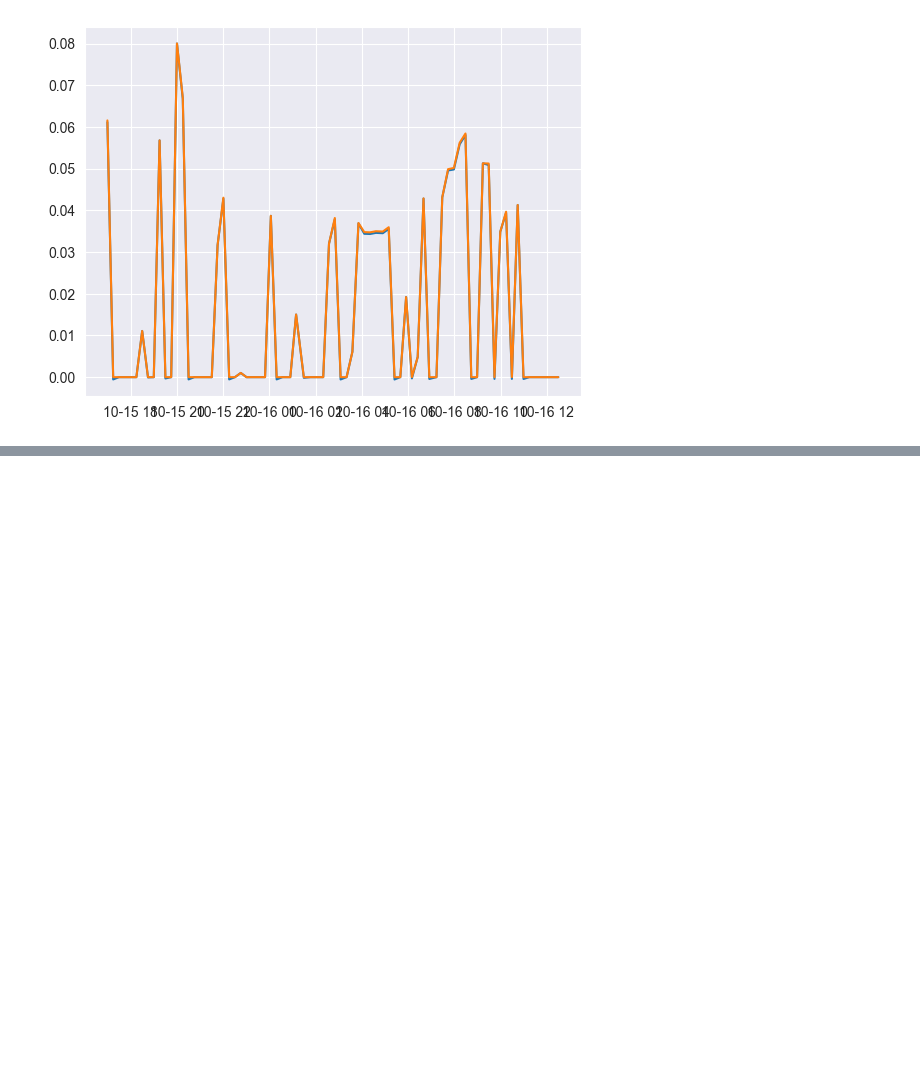
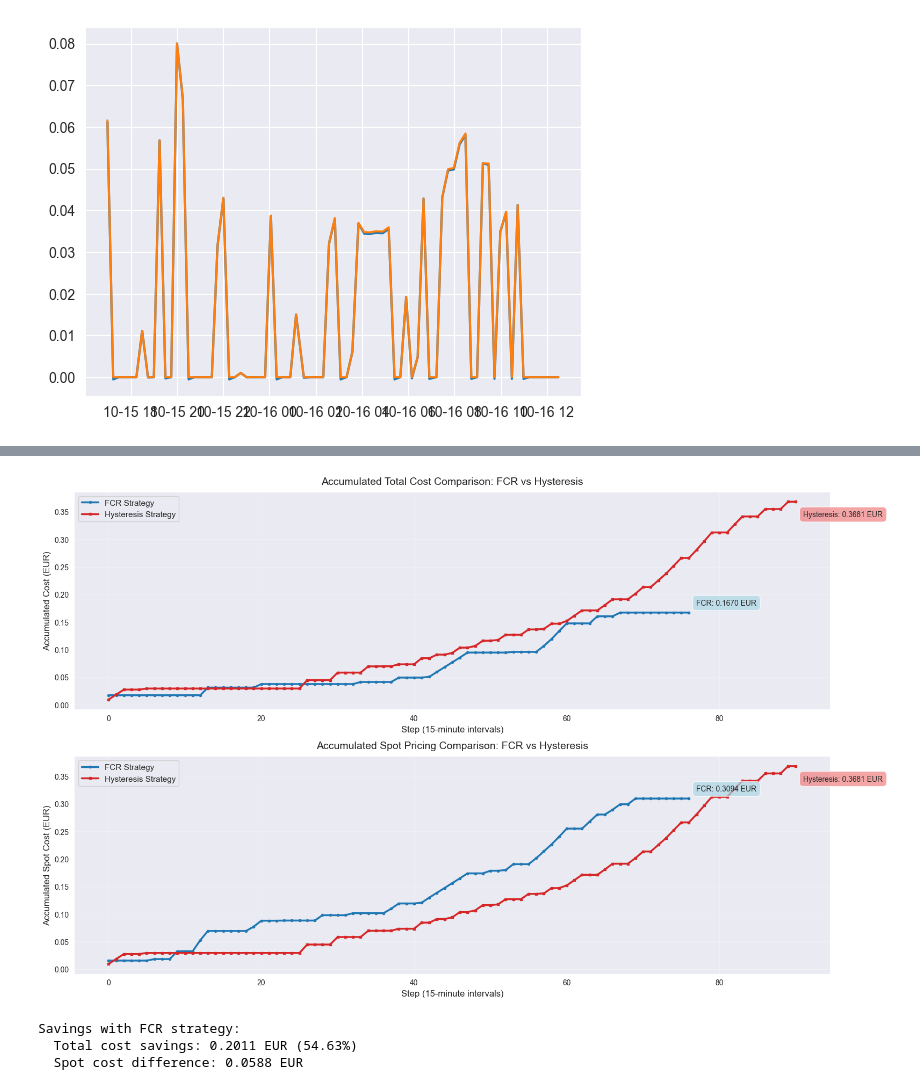
Before and after one commit to KaffeDiem/mpc-prototype, a Jupyter notebook: data/plot.ipynb, the cells around one changed output, grey strips where cells are left out. Saved outputs shown, nothing was run; the diff lists cells and outputs as text; code cells hidden in the pictures; blank space fills up the shorter version.

Commit message:
Add plot comparison

```diff
--- a/data/plot.ipynb
+++ b/data/plot.ipynb
@@ -196,0 +232,66 @@ Average spot price 0.1033932558139535 EUR
+# %%
+# Create comparison plot
+fig, (ax1, ax2) = plt.subplots(2, 1, figsize=(16, 10))
+
+# Plot 1: Accumulated Total Cost (including FCR revenue)
+ax1.plot(df_fcr['step'], df_fcr['cumulative_cost_eur'],
+         linewidth=2.5, label='FCR Strategy', color='tab:blue', marker='o', markersize=3)
+ax1.plot(df_hys['step'], df_hys['cumulative_cost_eur'],
+         linewidth=2.5, label='Hysteresis Strategy', color='tab:red', marker='s', markersize=3)
+
+ax1.set_xlabel('Step (15-minute intervals)', fontsize=12)
+ax1.set_ylabel('Accumulated Cost (EUR)', fontsize=12)
+ax1.set_title('Accumulated Total Cost Comparison: FCR vs Hysteresis', fontsize=14, pad=10)
+ax1.legend(fontsize=11)
+ax1.grid(True, alpha=0.3)
+
+# Add final cost annotations
+fcr_final = df_fcr['cumulative_cost_eur'].iloc[-1]
+hys_final = df_hys['cumulative_cost_eur'].iloc[-1]
+ax1.annotate(f'FCR: {fcr_final:.4f} EUR',
+             xy=(df_fcr['step'].iloc[-1], fcr_final),
+             xytext=(10, 10), textcoords='offset points',
+             fontsize=10, bbox=dict(boxstyle='round,pad=0.5', facecolor='lightblue', alpha=0.7))
+ax1.annotate(f'Hysteresis: {hys_final:.4f} EUR',
+             xy=(df_hys['step'].iloc[-1], hys_final),
+             xytext=(10, -20), textcoords='offset points',
+             fontsize=10, bbox=dict(boxstyle='round,pad=0.5', facecolor='lightcoral', alpha=0.7))
+
+# Plot 2: Accumulated Spot Cost (without FCR revenue)
+ax2.plot(df_fcr['step'], df_fcr['cumulative_spot_cost_eur'],
+         linewidth=2.5, label='FCR Strategy', color='tab:blue', marker='o', markersize=3)
+ax2.plot(df_hys['step'], df_hys['cumulative_spot_cost_eur'],
+         linewidth=2.5, label='Hysteresis Strategy', color='tab:red', marker='s', markersize=3)
+
+ax2.set_xlabel('Step (15-minute intervals)', fontsize=12)
+ax2.set_ylabel('Accumulated Spot Cost (EUR)', fontsize=12)
+ax2.set_title('Accumulated Spot Pricing Comparison: FCR vs Hysteresis', fontsize=14, pad=10)
+ax2.legend(fontsize=11)
+ax2.grid(True, alpha=0.3)
+
+# Add final spot cost annotations
+fcr_spot_final = df_fcr['cumulative_spot_cost_eur'].iloc[-1]
+hys_spot_final = df_hys['cumulative_spot_cost_eur'].iloc[-1]
+ax2.annotate(f'FCR: {fcr_spot_final:.4f} EUR',
+             xy=(df_fcr['step'].iloc[-1], fcr_spot_final),
+             xytext=(10, 10), textcoords='offset points',
+             fontsize=10, bbox=dict(boxstyle='round,pad=0.5', facecolor='lightblue', alpha=0.7))
+ax2.annotate(f'Hysteresis: {hys_spot_final:.4f} EUR',
+             xy=(df_hys['step'].iloc[-1], hys_spot_final),
+             xytext=(10, -20), textcoords='offset points',
+             fontsize=10, bbox=dict(boxstyle='round,pad=0.5', facecolor='lightcoral', alpha=0.7))
+
+fig.tight_layout()
+plt.show()
+
+# Calculate and display savings
+total_savings = hys_final - fcr_final
+spot_diff = hys_spot_final - fcr_spot_final
+print(f"\nSavings with FCR strategy:")
+print(f"  Total cost savings: {total_savings:.4f} EUR ({(total_savings/hys_final)*100:.2f}%)")
+print(f"  Spot cost difference: {spot_diff:.4f} EUR")
+# %% [output]
+[figure, added]
+Savings with FCR strategy:
+  Total cost savings: 0.2011 EUR (54.63%)
+  Spot cost difference: 0.0588 EUR
```
Also changed, not shown: parts of 2 cells of this notebook, 1 other file.
